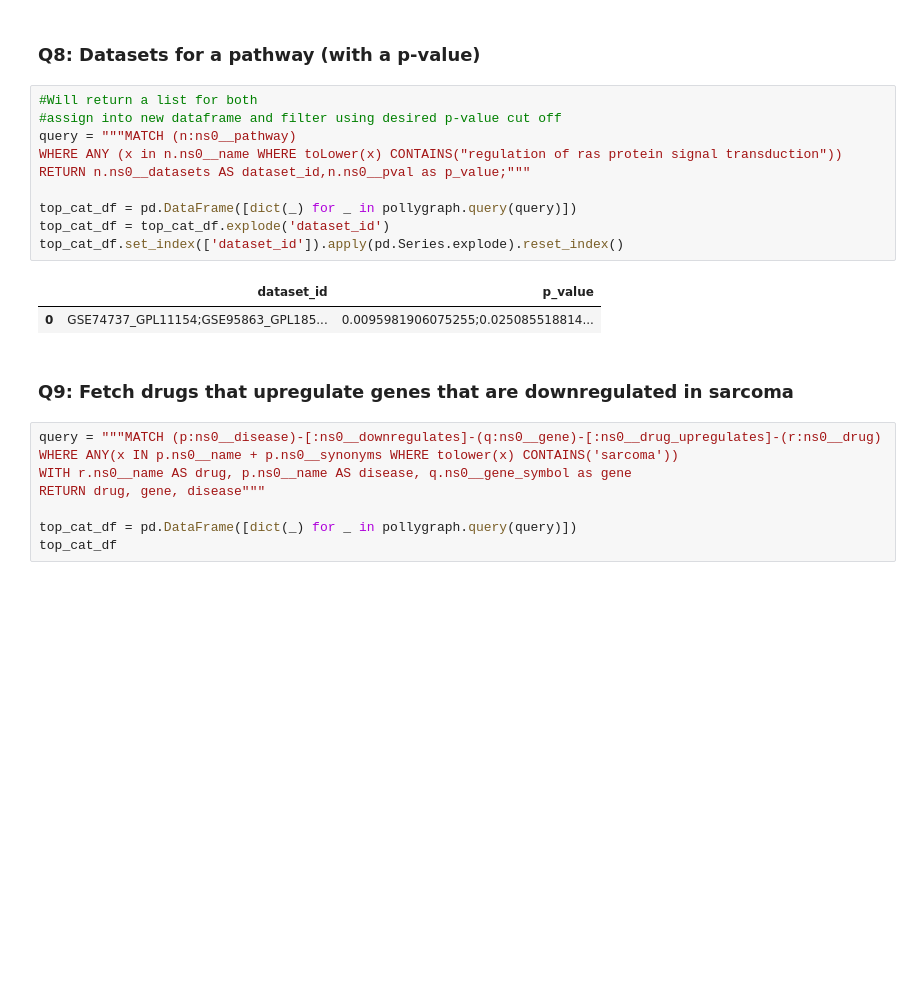
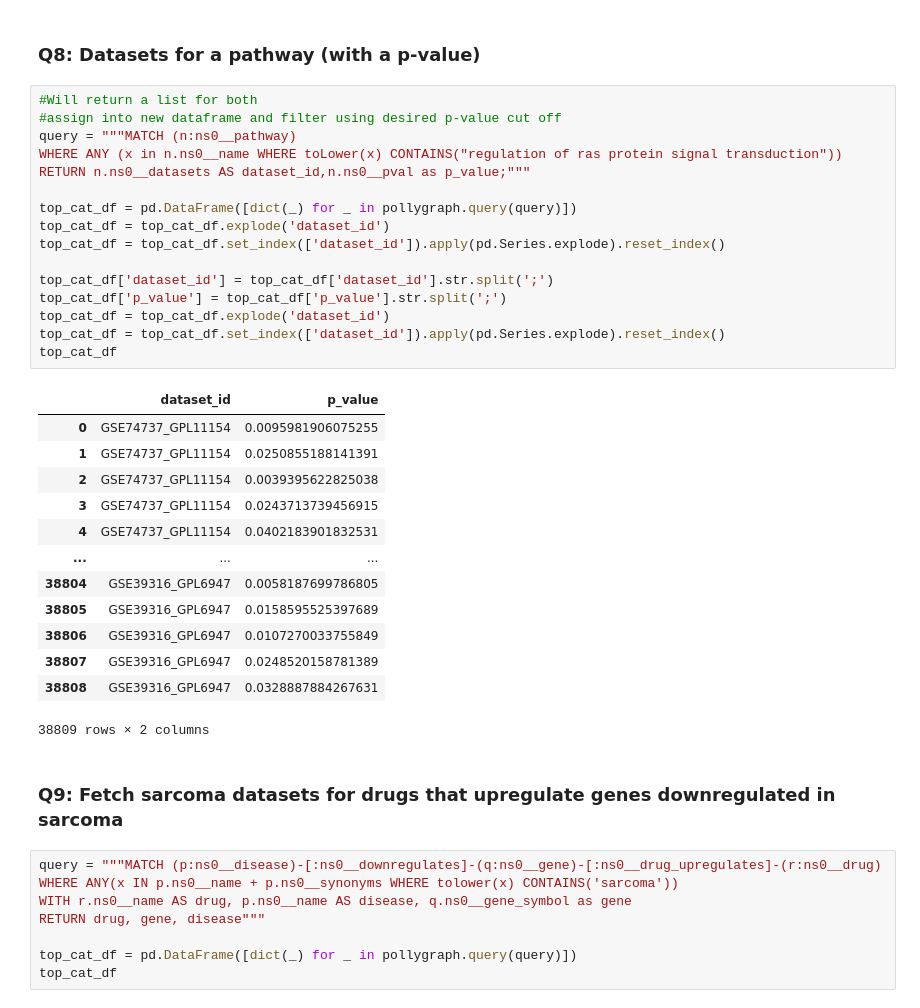
Before and after one commit to ElucidataInc/polly-python, a Jupyter notebook: Discover/pollygraph/Search_KG.ipynb, the cells around one changed output. Drawn from its saved outputs; the diff is of its cells as text; blank space fills up the shorter version.

```diff
--- a/Discover/pollygraph/Search_KG.ipynb
+++ b/Discover/pollygraph/Search_KG.ipynb
@@ -479,18 +462,35 @@ top_cat_df
 # %%
 #Will return a list for both
 #assign into new dataframe and filter using desired p-value cut off
 query = """MATCH (n:ns0__pathway)
 WHERE ANY (x in n.ns0__name WHERE toLower(x) CONTAINS("regulation of ras protein signal transduction"))
 RETURN n.ns0__datasets AS dataset_id,n.ns0__pval as p_value;"""
 
 top_cat_df = pd.DataFrame([dict(_) for _ in pollygraph.query(query)])
 top_cat_df = top_cat_df.explode('dataset_id')
-top_cat_df.set_index(['dataset_id']).apply(pd.Series.explode).reset_index()
+top_cat_df = top_cat_df.set_index(['dataset_id']).apply(pd.Series.explode).reset_index()
+
+top_cat_df['dataset_id'] = top_cat_df['dataset_id'].str.split(';')
+top_cat_df['p_value'] = top_cat_df['p_value'].str.split(';')
+top_cat_df = top_cat_df.explode('dataset_id')
+top_cat_df = top_cat_df.set_index(['dataset_id']).apply(pd.Series.explode).reset_index()
+top_cat_df
 # %% [output]
 |  | dataset_id | p_value |
-| 0 | GSE74737_GPL11154;GSE95863_GPL185... | 0.0095981906075255;0.025085518814... |
+| 0 | GSE74737_GPL11154 | 0.0095981906075255 |
+| 1 | GSE74737_GPL11154 | 0.0250855188141391 |
+| 2 | GSE74737_GPL11154 | 0.0039395622825038 |
+| 3 | GSE74737_GPL11154 | 0.0243713739456915 |
+| 4 | GSE74737_GPL11154 | 0.0402183901832531 |
+| ... | ... | ... |
+| 38804 | GSE39316_GPL6947 | 0.0058187699786805 |
+| 38805 | GSE39316_GPL6947 | 0.0158595525397689 |
+| 38806 | GSE39316_GPL6947 | 0.0107270033755849 |
+| 38807 | GSE39316_GPL6947 | 0.0248520158781389 |
+| 38808 | GSE39316_GPL6947 | 0.0328887884267631 |
+38809 rows × 2 columns
 # %% [markdown]
-### Q9: Fetch drugs that upregulate genes that are downregulated in sarcoma
+### Q9: Fetch sarcoma datasets for drugs that upregulate genes downregulated in sarcoma
 # %%
 query = """MATCH (p:ns0__disease)-[:ns0__downregulates]-(q:ns0__gene)-[:ns0__drug_upregulates]-(r:ns0__drug)
 WHERE ANY(x IN p.ns0__name + p.ns0__synonyms WHERE tolower(x) CONTAINS('sarcoma'))
```
Also changed, not shown: parts of 15 cells of this notebook.
